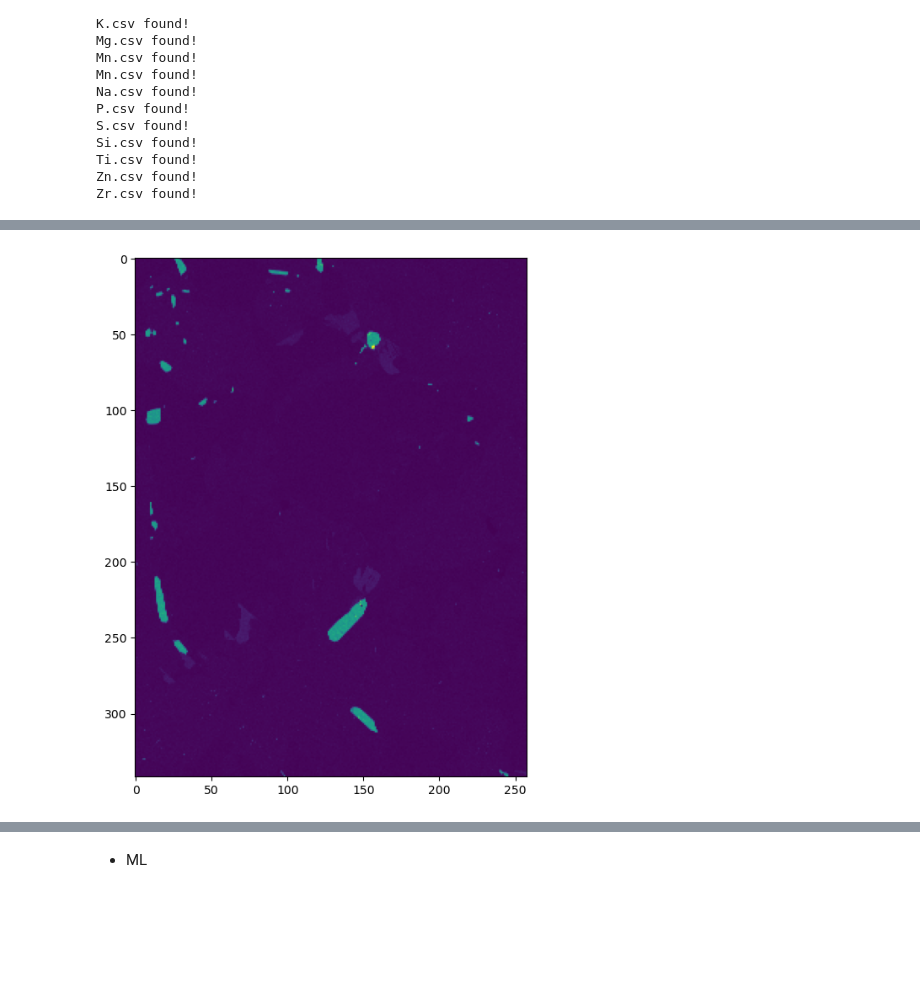
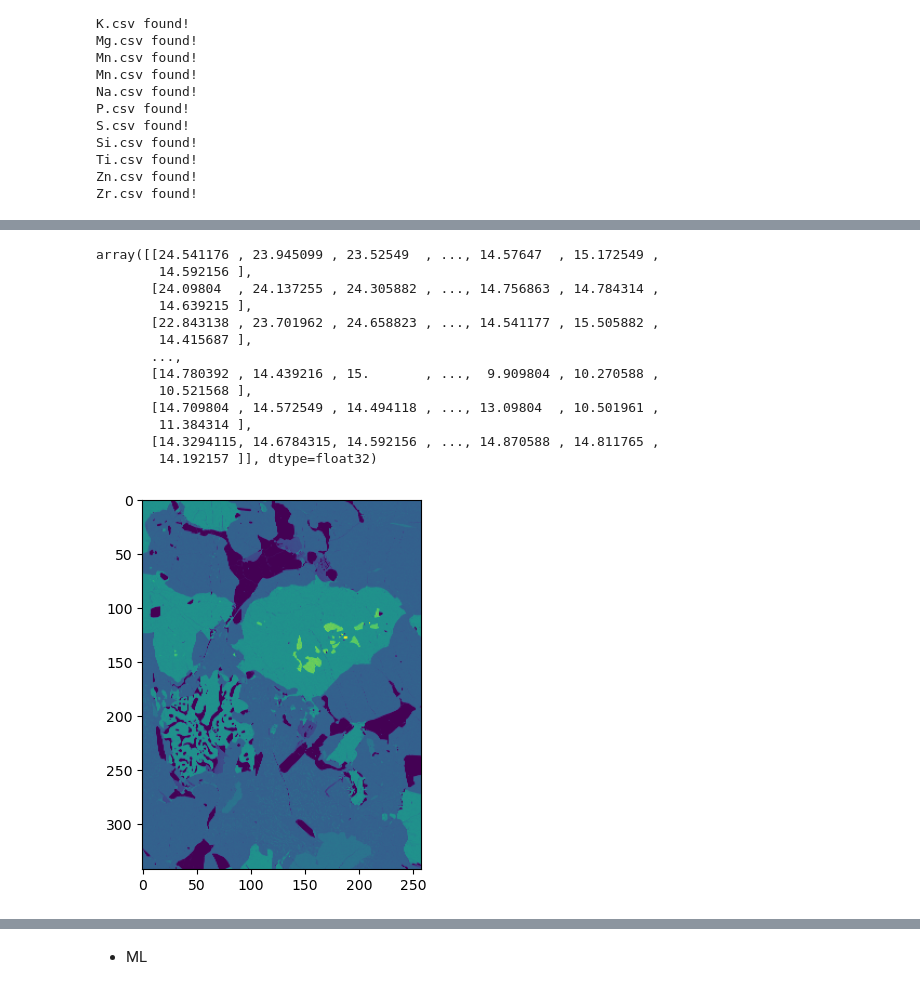
Before and after one commit to luschiro/xmapy, a Jupyter notebook: xmapy_tests.ipynb, the cells around one changed output, grey strips where cells are left out. Cells and saved outputs as stored; diff of their text form; code cells hidden in the pictures; blank space fills up the shorter version.

```diff
--- a/xmapy_tests.ipynb
+++ b/xmapy_tests.ipynb
@@ -31,12 +38,9 @@ get_dirs()
 # %%
-# setting up plots
-plt.rcParams["figure.figsize"] = (16,8)
-
-# setting up directories
-SOURCE_DIR = os.path.abspath('.')
-DATA_DIR = os.path.join(SOURCE_DIR, 'data')
-FIGS_DIR = os.path.join(SOURCE_DIR, 'figs')
-QUERY_DIR = os.path.join(SOURCE_DIR, 'queries')
-PLOT_DIR = os.path.join(SOURCE_DIR, 'plots')
+# starting chemical variables
 
 ELEMENTS = ["Al","Ba","Ca","Cl","Cr","Fe","K","Mg","Mn","Mn","Na","P","S","Si","Ti","Zn","Zr"]
+# %%
+el = "Al"
+data = pd.DataFrame(columns=[1,2], data=[[10,20]])
+
+a = XrayMap(element="al", xray_data=data)
@@ -43,30 +51,36 @@ ELEMENTS = ["Al","Ba","Ca","Cl","Cr","Fe","K","Mg","Mn","Mn","Na","P","S","Si","
 # %%
-# load files
-
+# load X-Ray maps
 
 def load_maps():
   """
-  Function that read all x-ray maps from a specific dir. It returns a list for numpy arrays, scaled to 255
-  and ready from diplay with plt.imgshow()
+  Function that read all x-ray maps from a specific dir.
+  It returns a list for numpy arrays, scaled to 255 and ready from diplay with plt.imgshow().
 
-  In this example, x-ray maps are csv files without headers, have intensities as integers and are located
-  on DATA_DIR
+  In this example, X-ray maps are csv files without headers, have intensities as integers
+  and are located on DATA_DIR.
   """
+
   maps = []
   for el in ELEMENTS:
     try:
       # print('{a}.csv'.format(a=el))
-      df_el = pd.read_csv(os.path.join(DATA_DIR, '{element}.csv'.format(element=el)), dtype="Int64", header=None)
-      maps.append(df_el)
+      df_el = pd.read_csv(os.path.join(get_dirs()["DATA_DIR"], '{element}.csv'.format(element=el)), dtype="Int64", header=None)
+
+      map_el = XrayMap(element=el, xray_data=df_el)
+
+      maps.append(map_el)
       print('{a}.csv found!'.format(a=el))
     except:
       print("error loading map")
 
-  maps_np = [x.to_numpy().astype(np.float32) / 255.0 for x in maps]
+  # maps_np = [x.to_numpy().astype(np.float32) / 255.0 for x.xray_data in maps]
 
+  for x in maps:
+    x.xray_data = x.xray_data.to_numpy().astype(np.float32) / 255.0
 
-  return maps_np
-  # print(maps)
+  return maps
+
+xray_maps = load_maps()
 # %% [output]
 Al.csv found!
 Ba.csv found!
@@ -104,5 +123,21 @@ array([[24.541176 , 23.945099 , 23.52549  , ..., 14.57647  , 15.172549 ,
+# %%
+xray_maps[0].xray_data
+# %% [output]
+array([[24.541176 , 23.945099 , 23.52549  , ..., 14.57647  , 15.172549 ,
+        14.592156 ],
+       [24.09804  , 24.137255 , 24.305882 , ..., 14.756863 , 14.784314 ,
+        14.639215 ],
+       [22.843138 , 23.701962 , 24.658823 , ..., 14.541177 , 15.505882 ,
+        14.415687 ],
+       ...,
+       [14.780392 , 14.439216 , 15.       , ...,  9.909804 , 10.270588 ,
+        10.521568 ],
+       [14.709804 , 14.572549 , 14.494118 , ..., 13.09804  , 10.501961 ,
+        11.384314 ],
+       [14.3294115, 14.6784315, 14.592156 , ..., 14.870588 , 14.811765 ,
+        14.192157 ]], dtype=float32)
 # %%
-plt.imshow(maps_np[1])
+plt.imshow(xray_maps[0].xray_data)
 plt.show()
 # %% [output]
-[figure, old version]
+[figure, new version]
```
Also changed, not shown: parts of 16 cells of this notebook, 1 other file.
